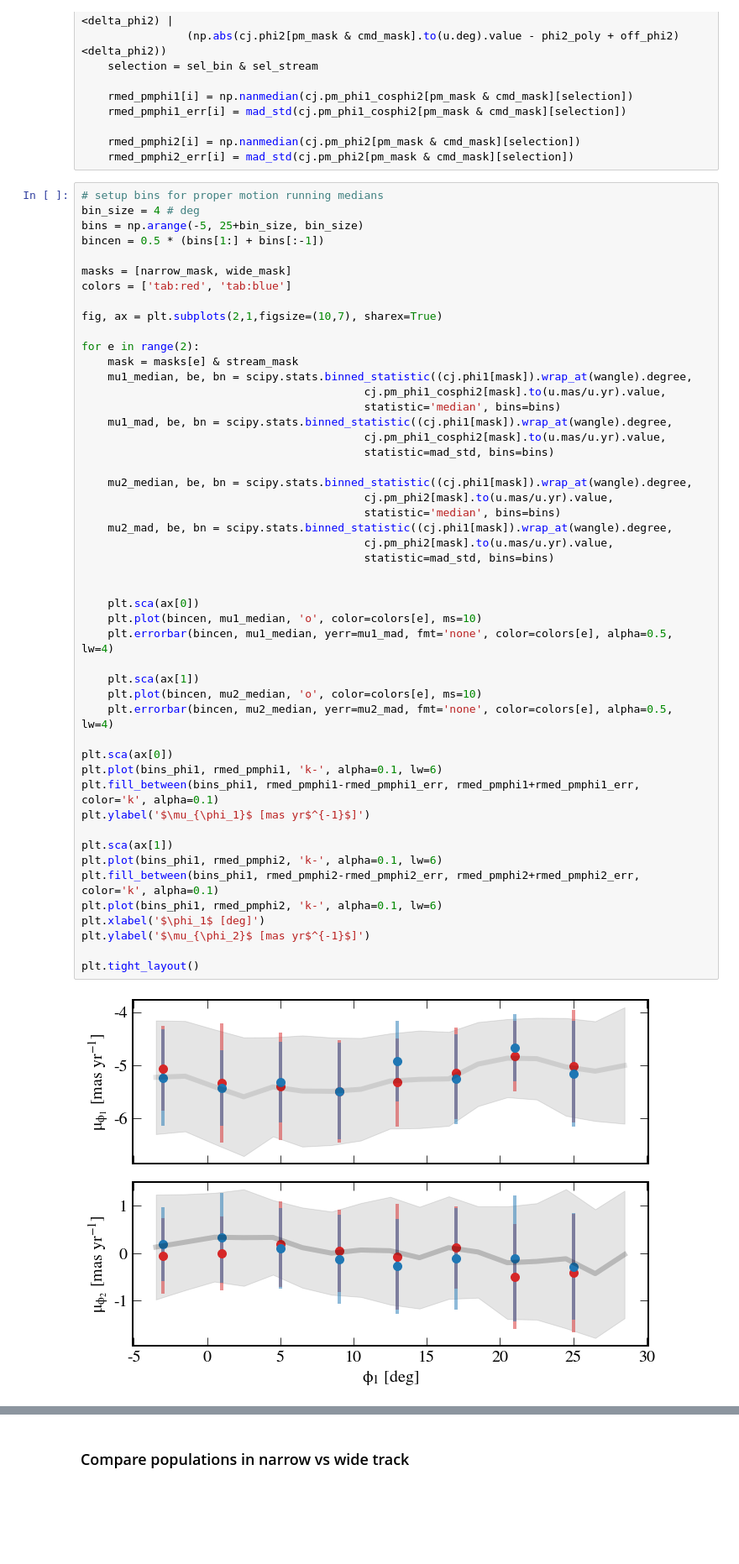
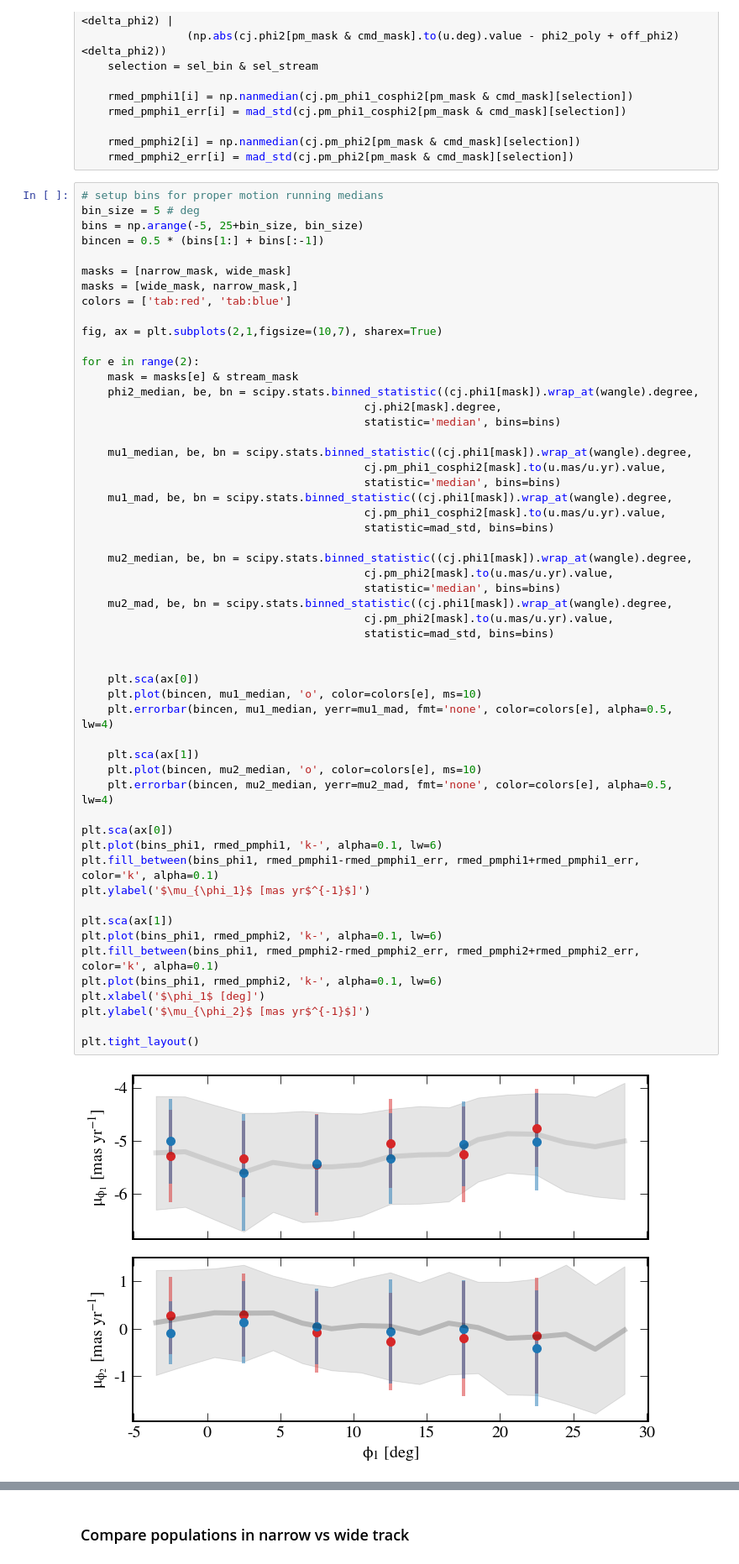
Before and after one commit to abonaca/jhelum, a Jupyter notebook: notebooks/jhelum_components.ipynb, the cells around one changed output, grey strips where cells are left out. Shown at 84% size. Cells and saved outputs as stored; diff of their text form; blank space fills up the shorter version.

```diff
--- a/notebooks/jhelum_components.ipynb
+++ b/notebooks/jhelum_components.ipynb
@@ -354,17 +354,22 @@ for i, l, r in zip(range(Nbins), bin_l, bin_r):
     rmed_pmphi2_err[i] = mad_std(cj.pm_phi2[pm_mask & cmd_mask][selection])
 # %%
 # setup bins for proper motion running medians
-bin_size = 4 # deg
+bin_size = 5 # deg
 bins = np.arange(-5, 25+bin_size, bin_size)
 bincen = 0.5 * (bins[1:] + bins[:-1])
 
 masks = [narrow_mask, wide_mask]
+masks = [wide_mask, narrow_mask,]
 colors = ['tab:red', 'tab:blue']
 
 fig, ax = plt.subplots(2,1,figsize=(10,7), sharex=True)
 
 for e in range(2):
     mask = masks[e] & stream_mask
+    phi2_median, be, bn = scipy.stats.binned_statistic((cj.phi1[mask]).wrap_at(wangle).degree,
+                                           cj.phi2[mask].degree,
+                                           statistic='median', bins=bins)
+
     mu1_median, be, bn = scipy.stats.binned_statistic((cj.phi1[mask]).wrap_at(wangle).degree,
                                            cj.pm_phi1_cosphi2[mask].to(u.mas/u.yr).value,
                                            statistic='median', bins=bins)
@@ -375,31 +380,31 @@ for e in range(2):
     mu2_median, be, bn = scipy.stats.binned_statistic((cj.phi1[mask]).wrap_at(wangle).degree,
                                            cj.pm_phi2[mask].to(u.mas/u.yr).value,
                                            statistic='median', bins=bins)
     mu2_mad, be, bn = scipy.stats.binned_statistic((cj.phi1[mask]).wrap_at(wangle).degree,
                                            cj.pm_phi2[mask].to(u.mas/u.yr).value,
                                            statistic=mad_std, bins=bins)
 
 
     plt.sca(ax[0])
     plt.plot(bincen, mu1_median, 'o', color=colors[e], ms=10)
     plt.errorbar(bincen, mu1_median, yerr=mu1_mad, fmt='none', color=colors[e], alpha=0.5, lw=4)
 
     plt.sca(ax[1])
     plt.plot(bincen, mu2_median, 'o', color=colors[e], ms=10)
     plt.errorbar(bincen, mu2_median, yerr=mu2_mad, fmt='none', color=colors[e], alpha=0.5, lw=4)
 
 plt.sca(ax[0])
 plt.plot(bins_phi1, rmed_pmphi1, 'k-', alpha=0.1, lw=6)
 plt.fill_between(bins_phi1, rmed_pmphi1-rmed_pmphi1_err, rmed_pmphi1+rmed_pmphi1_err, color='k', alpha=0.1)
 plt.ylabel('$\mu_{\phi_1}$ [mas yr$^{-1}$]')
 
 plt.sca(ax[1])
 plt.plot(bins_phi1, rmed_pmphi2, 'k-', alpha=0.1, lw=6)
 plt.fill_between(bins_phi1, rmed_pmphi2-rmed_pmphi2_err, rmed_pmphi2+rmed_pmphi2_err, color='k', alpha=0.1)
 plt.plot(bins_phi1, rmed_pmphi2, 'k-', alpha=0.1, lw=6)
 plt.xlabel('$\phi_1$ [deg]')
 plt.ylabel('$\mu_{\phi_2}$ [mas yr$^{-1}$]')
 
 plt.tight_layout()
 # %% [output]
-[figure, old version]
+[figure, new version]
```
Also changed, not shown: parts of 19 cells of this notebook, 3 other files.
